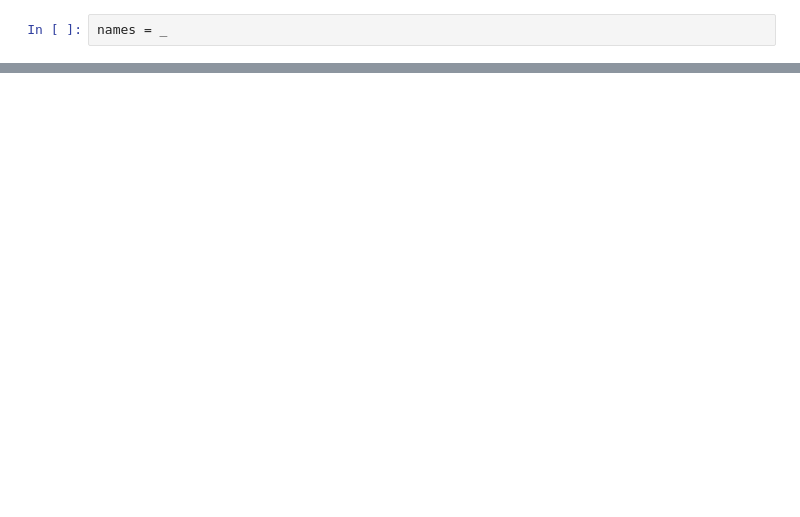
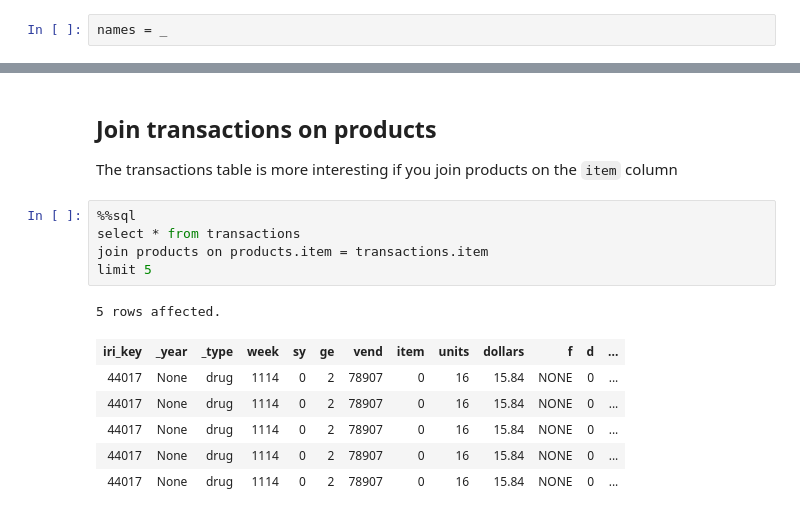
Before and after one commit to eggie5/UCSD-MAS-DSE220, a Jupyter notebook: IRI Explore.ipynb, the cells around one changed output, grey strips where cells are left out. Drawn from its saved outputs; the diff is of its cells as text; blank space fills up the shorter version.

```diff
--- a/IRI Explore.ipynb
+++ b/IRI Explore.ipynb
@@ -206,0 +273,17 @@ dataframe
+# %% [markdown]
+## Join transactions on products
+
+The transactions table is more interesting if you join products on the `item` column
+# %%
+%%sql
+select * from transactions
+join products on products.item = transactions.item
+limit 5
+# %% [output]
+5 rows affected.
+| iri_key | _year | _type | week | sy | ge | vend | item | units | dollars | f | d | ... |
+| 44017 | None | drug | 1114 | 0 | 2 | 78907 | 0 | 16 | 15.84 | NONE | 0 | ... |
+| 44017 | None | drug | 1114 | 0 | 2 | 78907 | 0 | 16 | 15.84 | NONE | 0 | ... |
+| 44017 | None | drug | 1114 | 0 | 2 | 78907 | 0 | 16 | 15.84 | NONE | 0 | ... |
+| 44017 | None | drug | 1114 | 0 | 2 | 78907 | 0 | 16 | 15.84 | NONE | 0 | ... |
+| 44017 | None | drug | 1114 | 0 | 2 | 78907 | 0 | 16 | 15.84 | NONE | 0 | ... |
```
Also changed, not shown: parts of 16 cells of this notebook, 6 other files.
